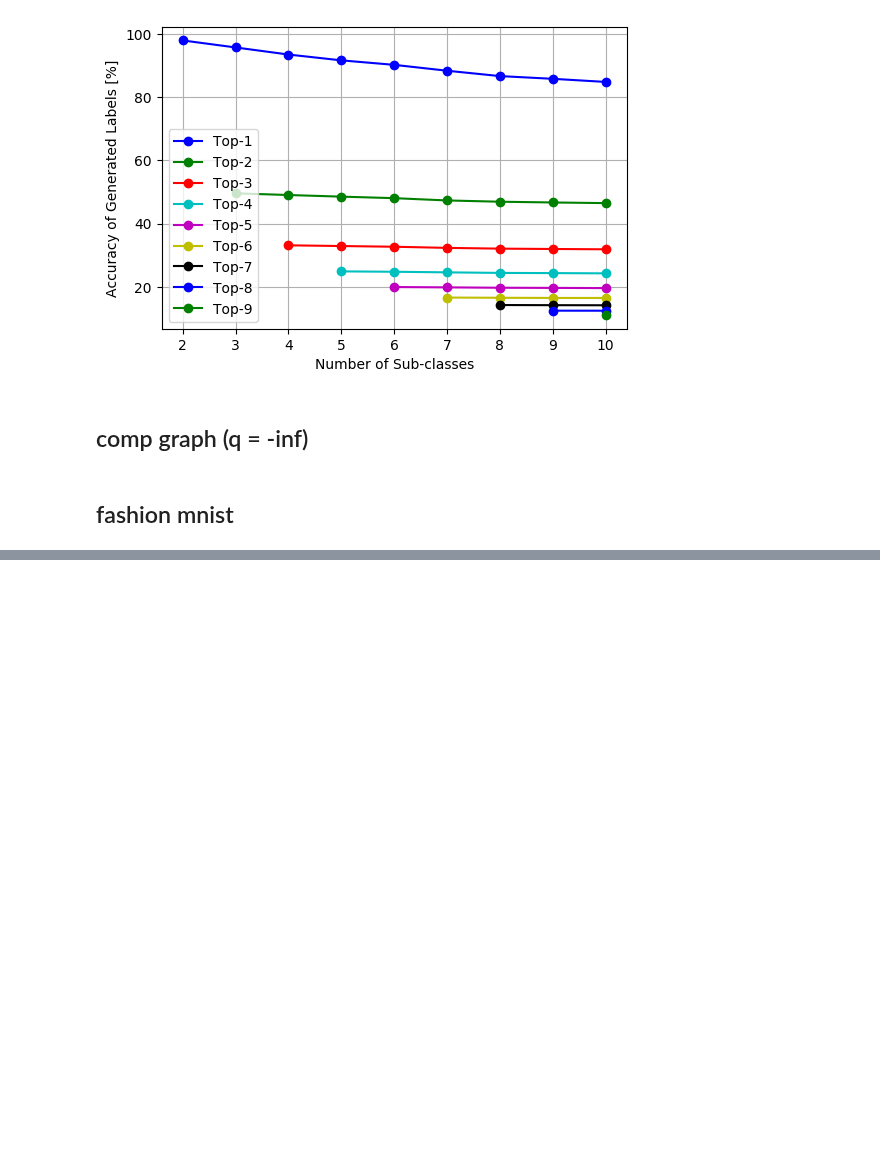
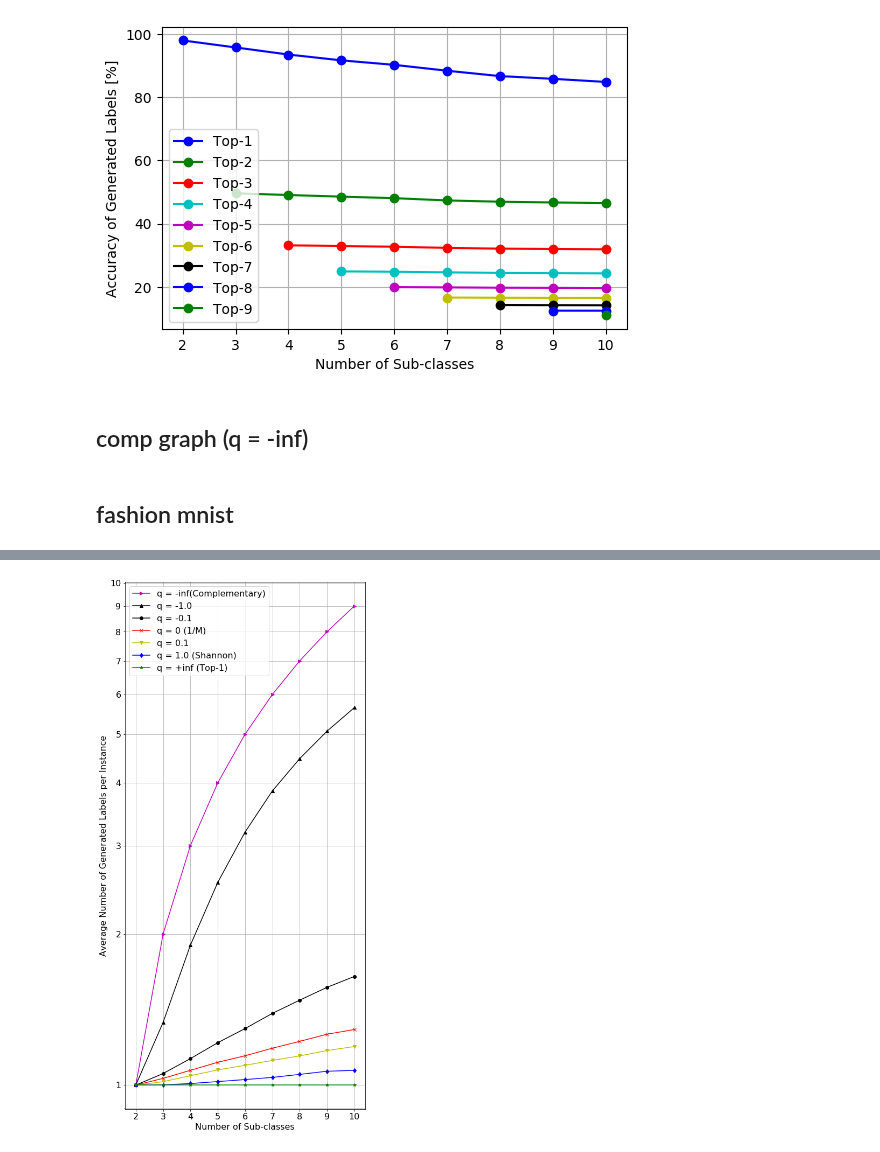
Before and after one commit to 1W1521375/entropy_labelling, a Jupyter notebook: for_graphs.ipynb, the cells around one changed output, grey strips where cells are left out. Cells and saved outputs as stored; diff of their text form; code cells hidden in the pictures; blank space fills up the shorter version.

```diff
--- a/for_graphs.ipynb
+++ b/for_graphs.ipynb
@@ -192,0 +243,10 @@ qtop1 = [e[1] for e in ] # top-1 in top-k
+# %%
+q_neginf_lnum = [1.0, 2.0, 3.0, 4.0, 5.0, 6.0, 7.0, 8.0, 9.0]
+neg_one_lnum = [e[0] for e in [(1.0, 96.25), (1.3334583333333327, 73.77794797056455), (1.9004738095238092, 51.88795555191794), (2.533380952380952, 38.93280444025463), (3.191126190476189, 30.91043675201393), (3.8552166666666654, 25.56528908211828), (4.4699888888888895, 22.068591770070565), (5.0697, 19.466389184643173), (5.648, 17.395538243626063)]]
+neg_qtenth_lnum = [e[0] for e in [(1.0, 96.25), (1.0545750000000003, 90.41830903373558), (1.129202380952381, 83.23625170596486), (1.214672619047618, 76.88086362152988), (1.29607619047619, 71.35825447882053), (1.3896041666666663, 65.77356352918851), (1.4762666666666664, 61.802873535733305), (1.56585, 57.246708225659305), (1.646, 53.58444714459295)]]
+qzero_lnum = [e[0] for e in [(1.0, 96.25), (1.0314458333333334, 91.68490406545236), (1.0701452380952372, 86.2910296933819), (1.1103869047619053, 81.98787939578203), (1.1440928571428577, 78.24144681482501), (1.1844750000000002, 74.14484570561056), (1.2221999999999997, 71.33891112468517), (1.2629000000000001, 66.96568494267242), (1.2905, 63.42502905850446)]]
+qtenth_lnum = [e[0] for e in [(1.0, 96.24222222222224), (1.0158083333333328, 92.39469565233189), (1.0440714285714283, 87.53405790117898), (1.0722480158730154, 83.77109170056599), (1.0950119047619051, 80.4443947576859), (1.1200791666666665, 76.93580090312626), (1.143388888888889, 74.46661788523988), (1.1717499999999998, 70.34761989070826), (1.1935, 66.77838290741516)]]
+qshannon_lnum = [e[0] for e in [(1.0, 96.25), (1.0012500000000004, 92.96921436898212), (1.0072047619047617, 89.11549793005717), (1.0163988095238092, 86.22144079532838), (1.0256976190476197, 83.49711968273952), (1.0359916666666664, 80.58094119997654), (1.0504555555555555, 78.43741221394686), (1.06555, 74.57195836168401), (1.07, 71.1214953271028)]]
+qtop1_lnum = [1.0 for _ in range(9)]
+# bundle these
+fm_labels_num = [q_neginf_lnum, neg_one_lnum, neg_qtenth_lnum , qzero_lnum, qtenth_lnum, qshannon_lnum, qtop1_lnum]
@@ -192,0 +273,21 @@ qtop1 = [e[1] for e in ] # top-1 in top-k
+# %%
+colours = ['m', 'k', 'k', 'r', 'y', 'b', 'g']
+names = ["q = -inf(Complementary)", "q = -1.0", "q = -0.1", "q = 0 (1/M)", "q = 0.1", "q = 1.0 (Shannon)", "q = +inf (Top-1)"]
+marker = ['>', '^', 'o', 'x', 'v', 'd', '*']
+fig= plt.figure(figsize = [8.0, 18.0])
+ax = fig.add_subplot(111)
+pos = [i + 1 for i in range(10)]
+ticks = [str(e) for e in pos]
+ax.set_yscale('log')
+for c, fm_labels_num in enumerate(fm_labels_num):
+    plt.plot([i for i in range(2, 11)], fm_labels_num, marker = marker[c], color = colours[c], label = names[c])
+plt.rcParams["font.size"] = 16
+ax.set_yticks(pos)
+ax.set_yticklabels(ticks)
+plt.xlabel("Number of Sub-classes")
+plt.ylabel("Average Number of Generated Labels per Instance")
+plt.legend(loc = 'best')
+plt.grid(which = 'both')
+plt.savefig("tsallis_qs_lnum_additional_fm.pdf")
+# %% [output]
+[figure, added]
```
Also changed, not shown: parts of 7 cells of this notebook, 12 other files.
